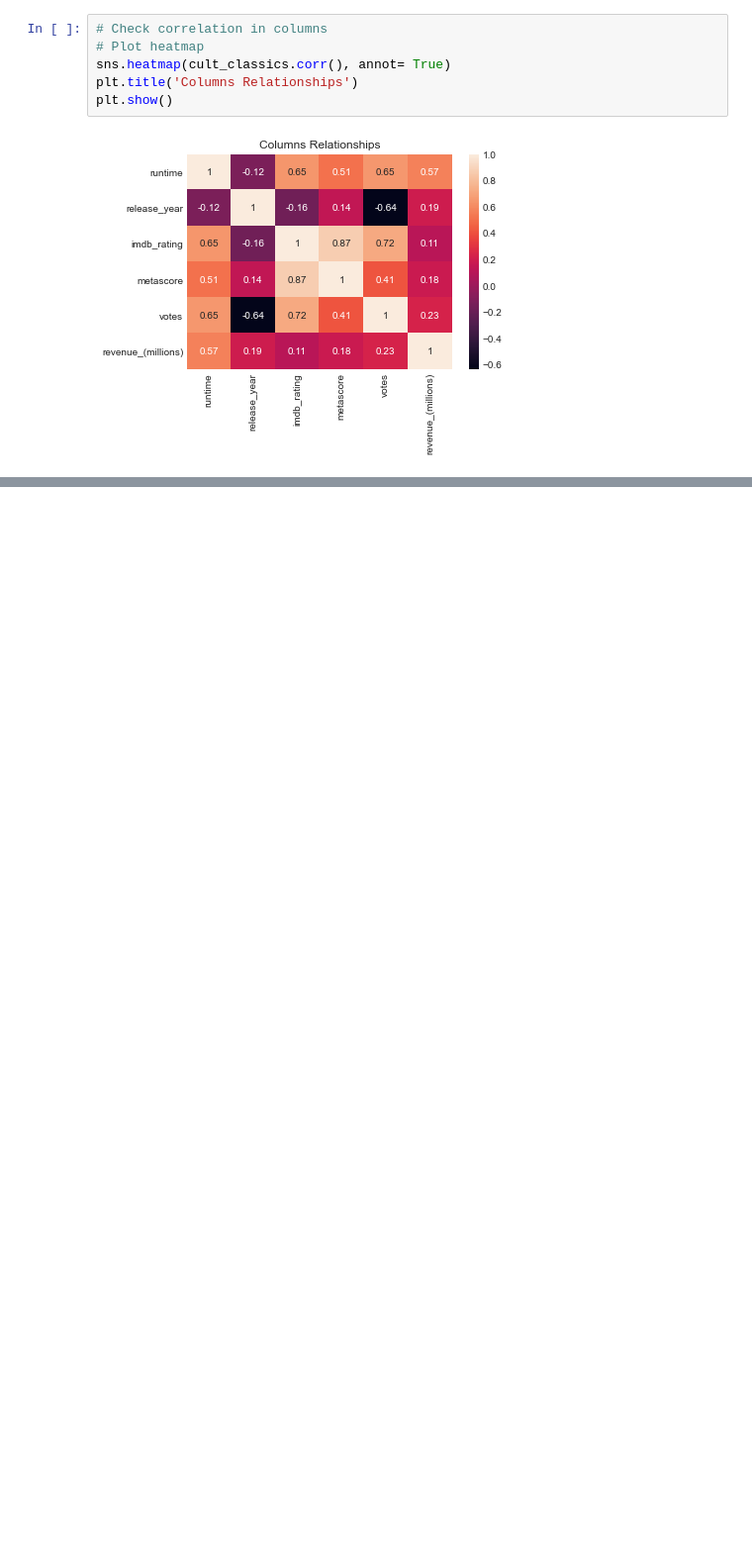
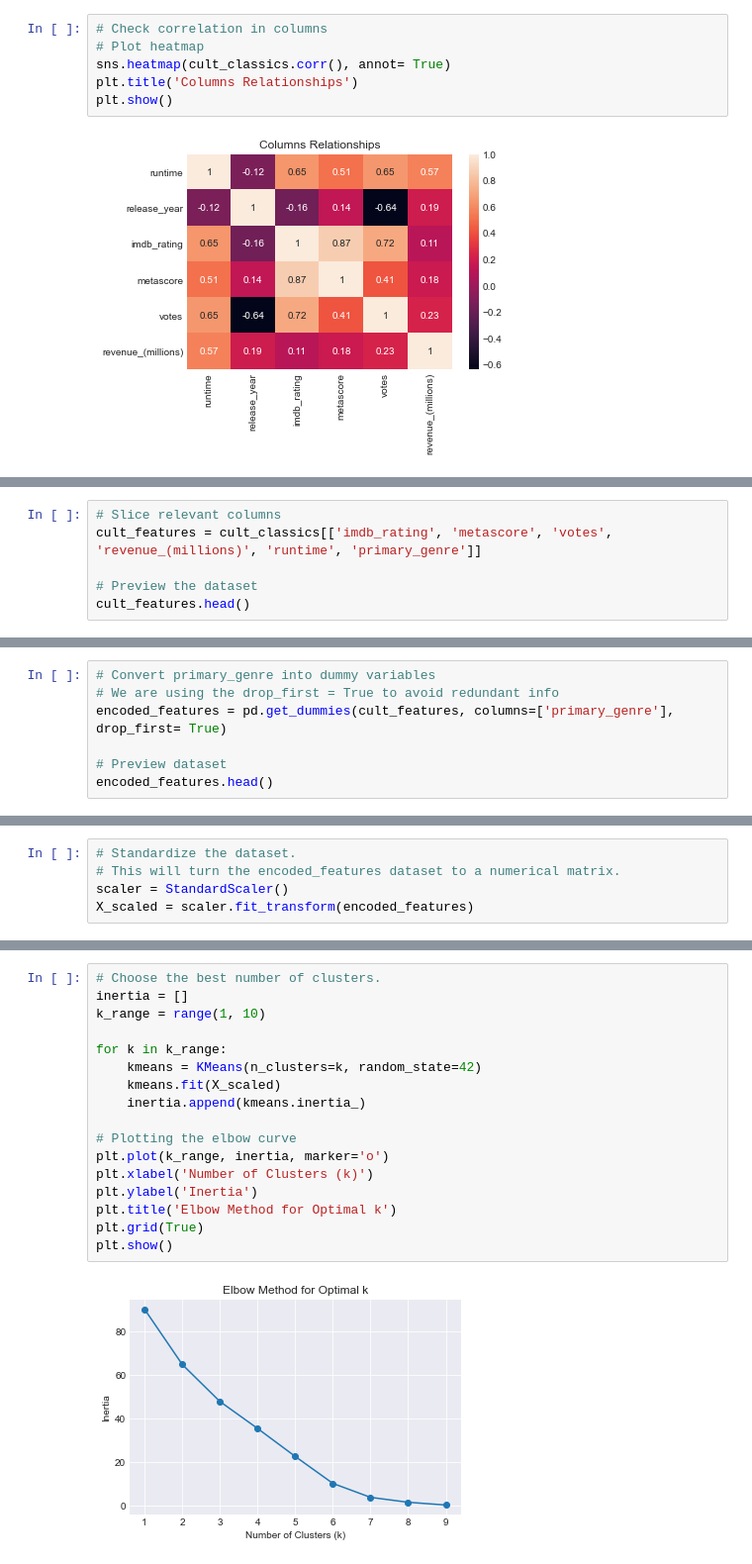
Before and after one commit to Assesa44/what_makes_a_cult_classic, a Jupyter notebook: notebook.ipynb, the cells around one changed output, grey strips where cells are left out. Shown: that part at 99% size. Drawn from its saved outputs; the diff is of its cells as text; blank space fills up the shorter version.

```diff
--- a/notebook.ipynb
+++ b/notebook.ipynb
@@ -239,0 +285,6 @@ plt.show()
+# %%
+# Slice relevant columns
+cult_features = cult_classics[['imdb_rating', 'metascore', 'votes', 'revenue_(millions)', 'runtime', 'primary_genre']]
+
+# Preview the dataset
+cult_features.head()
@@ -239,0 +302,7 @@ plt.show()
+# %%
+# Convert primary_genre into dummy variables
+# We are using the drop_first = True to avoid redundant info
+encoded_features = pd.get_dummies(cult_features, columns=['primary_genre'], drop_first= True)
+
+# Preview dataset
+encoded_features.head()
@@ -239,0 +320,5 @@ plt.show()
+# %%
+# Standardize the dataset.
+# This will turn the encoded_features dataset to a numerical matrix.
+scaler = StandardScaler()
+X_scaled = scaler.fit_transform(encoded_features)
@@ -239,0 +338,19 @@ plt.show()
+# %%
+# Choose the best number of clusters.
+inertia = []
+k_range = range(1, 10)
+
+for k in k_range:
+    kmeans = KMeans(n_clusters=k, random_state=42)
+    kmeans.fit(X_scaled)
+    inertia.append(kmeans.inertia_)
+
+# Plotting the elbow curve
+plt.plot(k_range, inertia, marker='o')
+plt.xlabel('Number of Clusters (k)')
+plt.ylabel('Inertia')
+plt.title('Elbow Method for Optimal k')
+plt.grid(True)
+plt.show()
+# %% [output]
+[figure, added]
```
Also changed, not shown: parts of 18 cells of this notebook.
